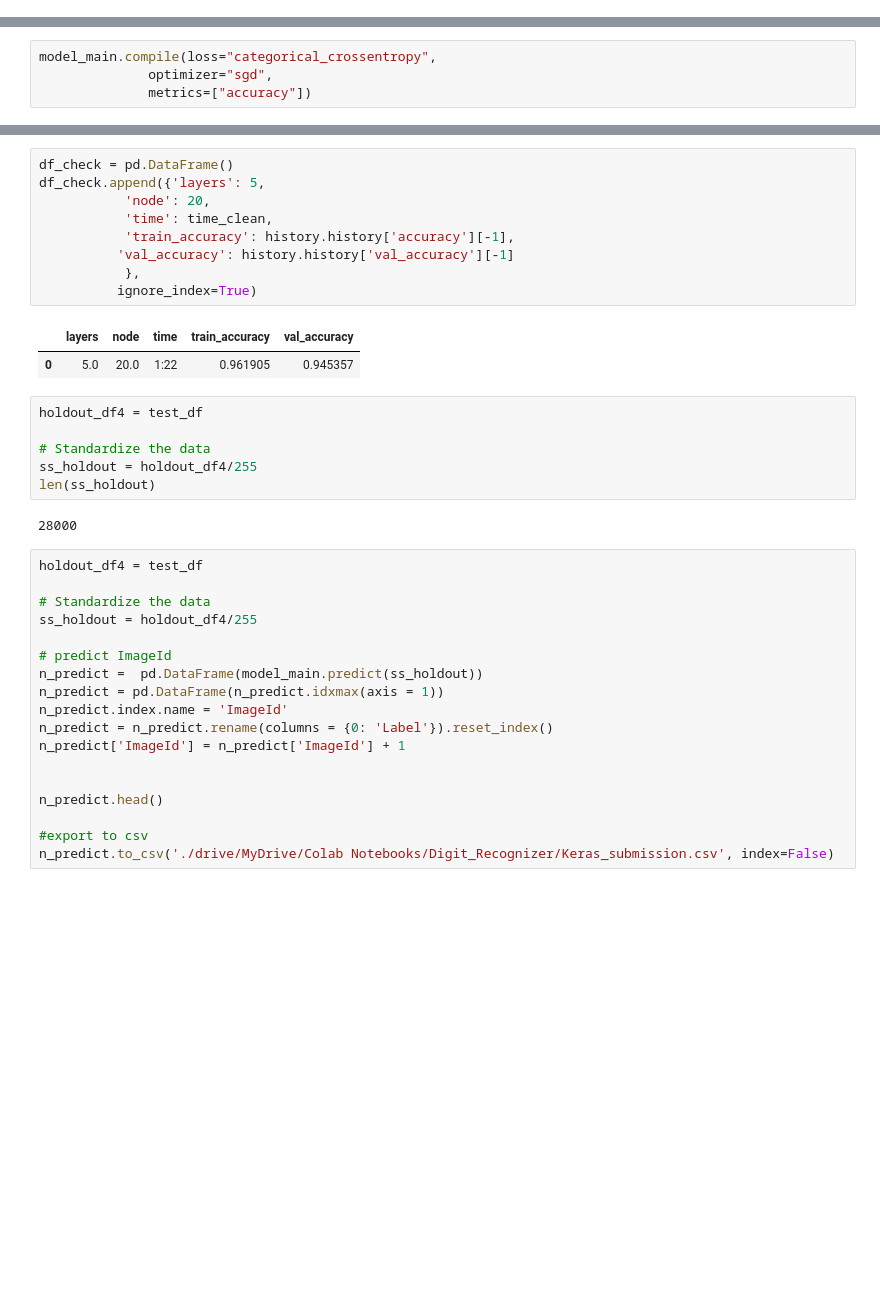
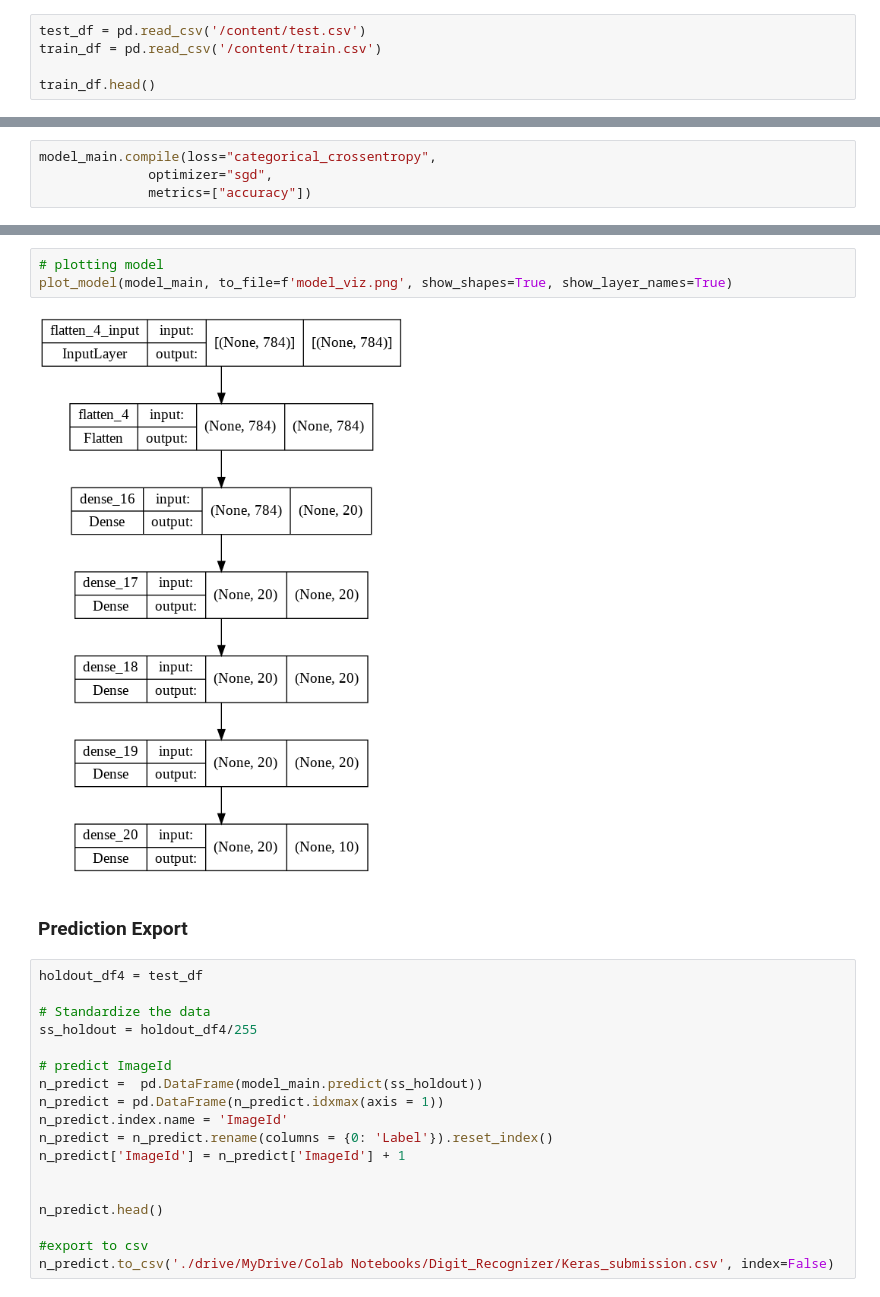
Before and after one commit to DrakeData/Digit_Recognizer, a Jupyter notebook: Digit_Recognizer.ipynb, the cells around one changed output, grey strips where cells are left out. Cells and saved outputs as stored; diff of their text form; blank space fills up the shorter version.

```diff
--- a/Digit_Recognizer.ipynb
+++ b/Digit_Recognizer.ipynb
@@ -475,3 +479,8 @@ submit3.to_csv('./drive/MyDrive/Colab Notebooks/Digit_Recognizer/km_submission.c
 ![score3.PNG](embedded-picture-1)
 # %% [markdown]
 # Assignment 7: Digit Recognizer (Continued)
+# %%
+test_df = pd.read_csv('/content/test.csv')
+train_df = pd.read_csv('/content/train.csv')
+
+train_df.head()
@@ -664,23 +708,10 @@ time_clean
-# %%
-df_check = pd.DataFrame()
-df_check.append({'layers': 5,
-           'node': 20,
-           'time': time_clean,
-           'train_accuracy': history.history['accuracy'][-1],
-          'val_accuracy': history.history['val_accuracy'][-1]
-           },
-          ignore_index=True)
-# %% [output]
-|  | layers | node | time | train_accuracy | val_accuracy |
-| 0 | 5.0 | 20.0 | 1:22 | 0.961905 | 0.945357 |
-# %%
-holdout_df4 = test_df
-
-# Standardize the data
-ss_holdout = holdout_df4/255
-len(ss_holdout)
-# %% [output]
-28000
+# %%
+# plotting model
+plot_model(model_main, to_file=f'model_viz.png', show_shapes=True, show_layer_names=True)
+# %% [output]
+[figure, added]
+# %% [markdown]
+### Prediction Export
 # %%
 holdout_df4 = test_df
 
```
Also changed, not shown: parts of 15 cells of this notebook.
